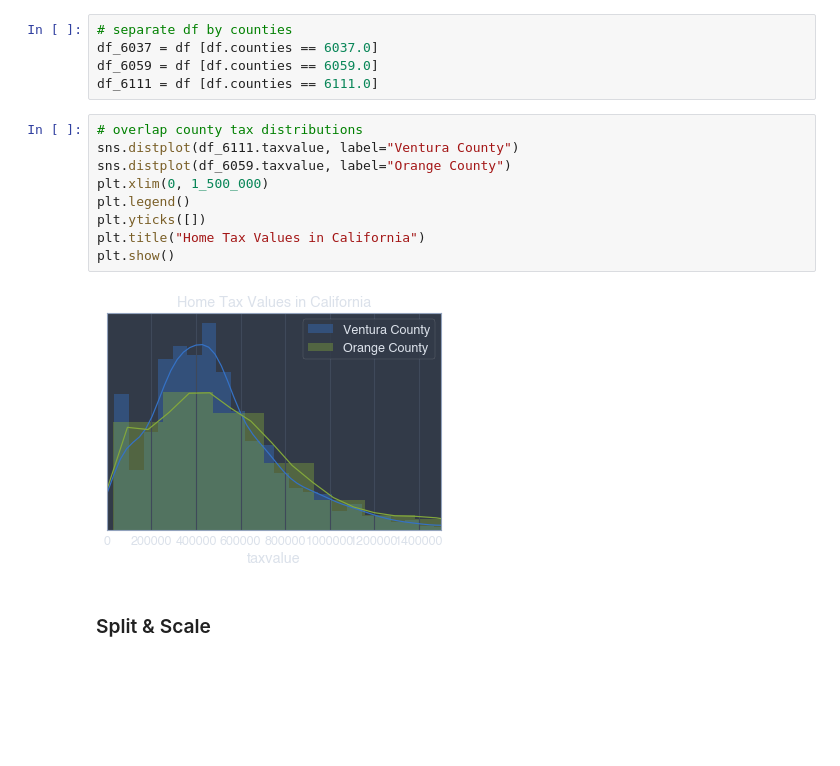
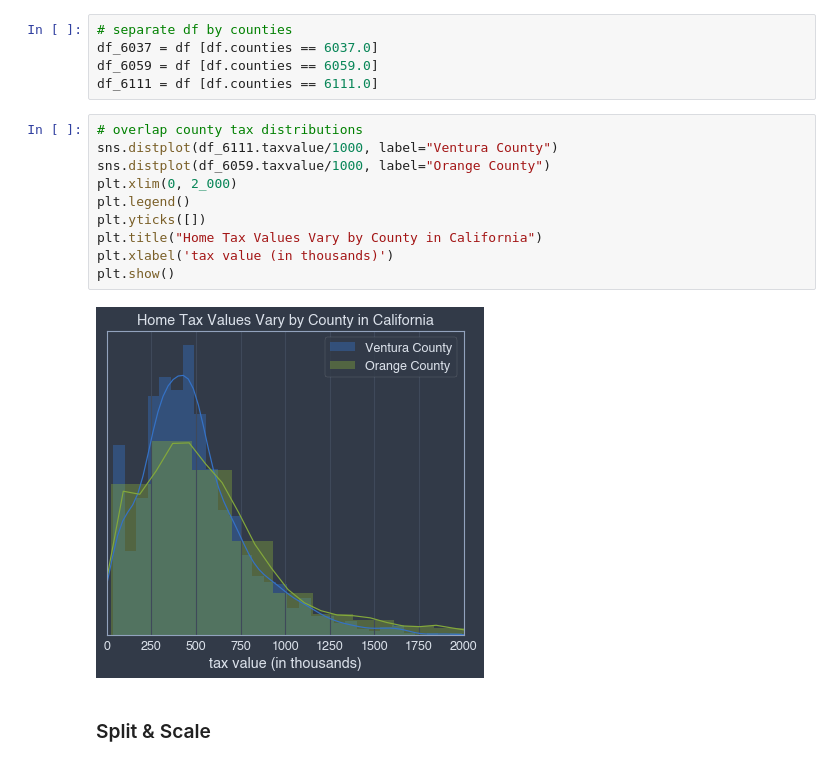
Before and after one commit to misty-garcia/zillow-project, a Jupyter notebook: the_pipeline.ipynb, the cells around one changed output. Cells and saved outputs as stored; diff of their text form; blank space fills up the shorter version.

```diff
--- a/the_pipeline.ipynb
+++ b/the_pipeline.ipynb
@@ -73,15 +82,16 @@ df_6059 = df [df.counties == 6059.0]
 df_6111 = df [df.counties == 6111.0]
 # %%
 # overlap county tax distributions
-sns.distplot(df_6111.taxvalue, label="Ventura County")
-sns.distplot(df_6059.taxvalue, label="Orange County")
-plt.xlim(0, 1_500_000)
+sns.distplot(df_6111.taxvalue/1000, label="Ventura County")
+sns.distplot(df_6059.taxvalue/1000, label="Orange County")
+plt.xlim(0, 2_000)
 plt.legend()
 plt.yticks([])
-plt.title("Home Tax Values in California")
+plt.title("Home Tax Values Vary by County in California")
+plt.xlabel('tax value (in thousands)')
 plt.show()
 # %% [output]
-[figure, old version]
+[figure, new version]
 # %% [markdown]
 ### Split & Scale
 # %%
```
Also changed, not shown: parts of 4 cells of this notebook.
